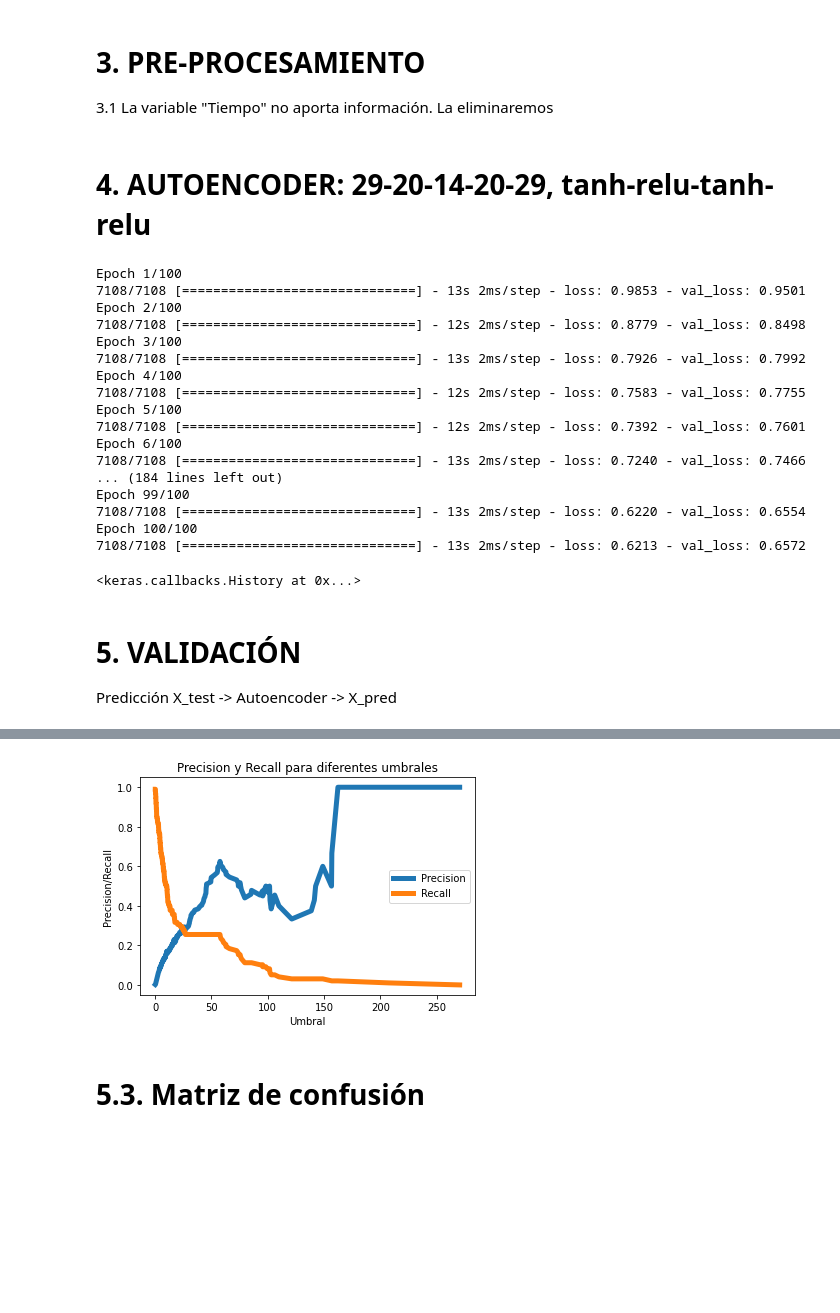
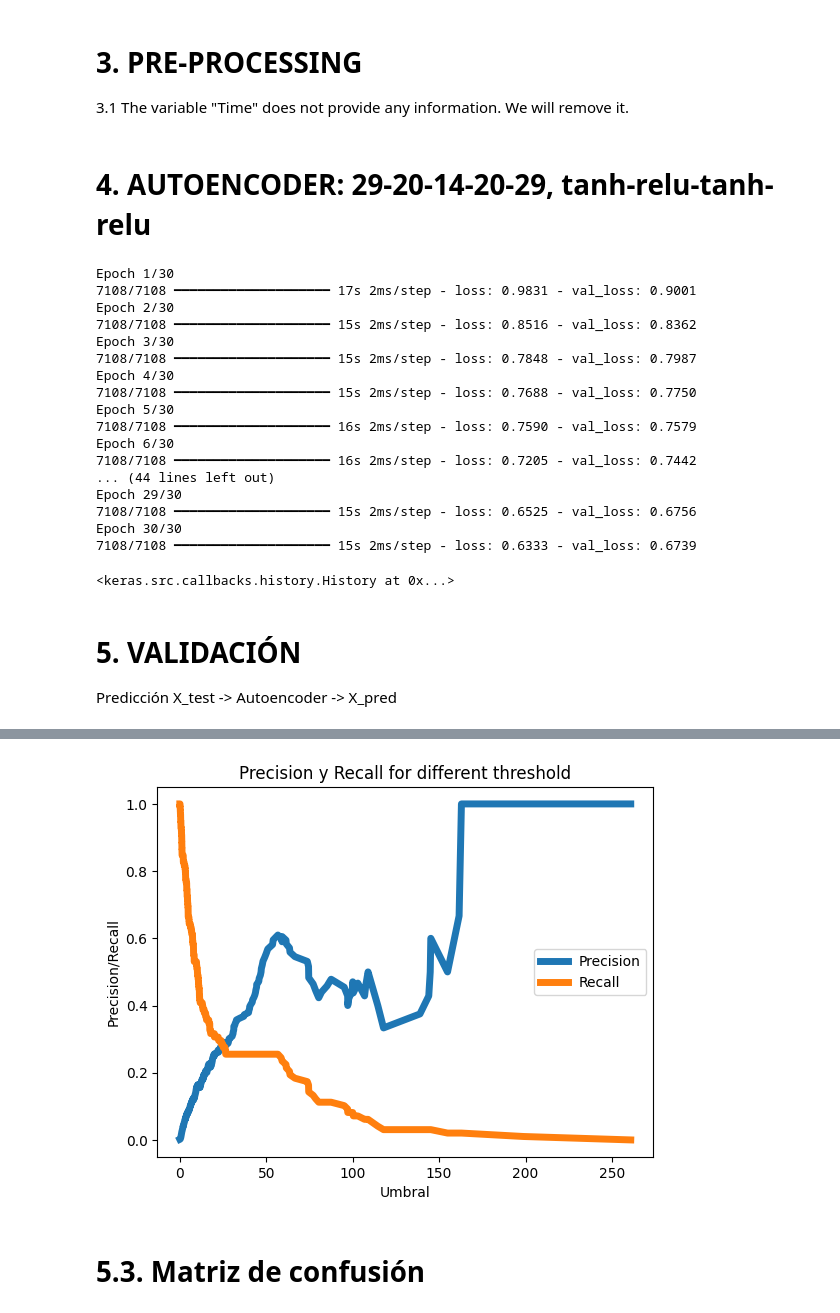
Before and after one commit to adiumx/Datascience, a Jupyter notebook: creditcard_fraud_detector/fraud_detector.ipynb, the cells around one changed output, grey strips where cells are left out. Drawn from its saved outputs; the diff is of its cells as text; code cells hidden in the pictures; blank space fills up the shorter version.

```diff
--- a/creditcard_fraud_detector/fraud_detector.ipynb
+++ b/creditcard_fraud_detector/fraud_detector.ipynb
@@ -93,7 +201,7 @@ for i, cn in enumerate(datos[v_1_28]):
-# %% [markdown]
-# 3. PRE-PROCESAMIENTO
-
-3.1 La variable "Tiempo" no aporta información. La eliminaremos
+# %% [markdown]
+# 3. PRE-PROCESSING
+
+3.1 The variable "Time" does not provide any information. We will remove it.
 # %%
 
 from sklearn.preprocessing import StandardScaler
@@ -117,6 +225,7 @@ import numpy as np
 np.random.seed(5)
 from keras.models import Model, load_model
 from keras.layers import Input, Dense
+from keras.callbacks import EarlyStopping
 
 
 dim_entrada = X_train.shape[1]          # 29
@@ -130,32 +239,35 @@ decoder = Dense(29, activation='relu')(decoder)
 
 autoencoder = Model(inputs=capa_entrada, outputs=decoder)
 
-from keras.optimizers import gradient_descent_v2
-sgd = gradient_descent_v2.SGD(lr=0.01)
+from keras.optimizers import SGD
+sgd = SGD(learning_rate=0.1)
 autoencoder.compile(optimizer='sgd', loss='mse')
 
-nits = 100
+nits = 30 # Reduced number of epochs
 tam_lote = 32
-autoencoder.fit(X_train, X_train, epochs=nits, batch_size=tam_lote, shuffle=True, validation_data=(X_test,X_test), verbose=1)
+
+early_stopping = EarlyStopping(monitor='val_loss', patience=5, restore_best_weights=True)
+
+autoencoder.fit(X_train, X_train, epochs=nits, batch_size=tam_lote, shuffle=True, validation_data=(X_test,X_test), verbose=1, callbacks=[early_stopping])
 # %% [output]
-Epoch 1/100
-7108/7108 [==============================] - 13s 2ms/step - loss: 0.9853 - val_loss: 0.9501
-Epoch 2/100
-7108/7108 [==============================] - 12s 2ms/step - loss: 0.8779 - val_loss: 0.8498
-Epoch 3/100
-7108/7108 [==============================] - 13s 2ms/step - loss: 0.7926 - val_loss: 0.7992
-Epoch 4/100
-7108/7108 [==============================] - 12s 2ms/step - loss: 0.7583 - val_loss: 0.7755
-Epoch 5/100
-7108/7108 [==============================] - 12s 2ms/step - loss: 0.7392 - val_loss: 0.7601
-Epoch 6/100
-7108/7108 [==============================] - 13s 2ms/step - loss: 0.7240 - val_loss: 0.7466
-... (184 lines left out)
-Epoch 99/100
-7108/7108 [==============================] - 13s 2ms/step - loss: 0.6220 - val_loss: 0.6554
-Epoch 100/100
-7108/7108 [==============================] - 13s 2ms/step - loss: 0.6213 - val_loss: 0.6572
+Epoch 1/30
+7108/7108 ━━━━━━━━━━━━━━━━━━━━ 17s 2ms/step - loss: 0.9831 - val_loss: 0.9001
+Epoch 2/30
+7108/7108 ━━━━━━━━━━━━━━━━━━━━ 15s 2ms/step - loss: 0.8516 - val_loss: 0.8362
+Epoch 3/30
+7108/7108 ━━━━━━━━━━━━━━━━━━━━ 15s 2ms/step - loss: 0.7848 - val_loss: 0.7987
+Epoch 4/30
+7108/7108 ━━━━━━━━━━━━━━━━━━━━ 15s 2ms/step - loss: 0.7688 - val_loss: 0.7750
+Epoch 5/30
+7108/7108 ━━━━━━━━━━━━━━━━━━━━ 16s 2ms/step - loss: 0.7590 - val_loss: 0.7579
+Epoch 6/30
+7108/7108 ━━━━━━━━━━━━━━━━━━━━ 16s 2ms/step - loss: 0.7205 - val_loss: 0.7442
+... (44 lines left out)
+Epoch 29/30
+7108/7108 ━━━━━━━━━━━━━━━━━━━━ 15s 2ms/step - loss: 0.6525 - val_loss: 0.6756
+Epoch 30/30
+7108/7108 ━━━━━━━━━━━━━━━━━━━━ 15s 2ms/step - loss: 0.6333 - val_loss: 0.6739
-<keras.callbacks.History at 0x...>
+<keras.src.callbacks.history.History at 0x...>
 # %% [markdown]
 # 5. VALIDACIÓN
 
@@ -166,13 +278,13 @@ X_pred = autoencoder.predict(X_test)
 ecm = np.mean(np.power(X_test-X_pred,2), axis=1)
 print(X_pred.shape)
 
-# Gráfica precision-recall para determinar el umbral
+# Precision-recall graph to determine the threshold
 from sklearn.metrics import confusion_matrix, precision_recall_curve
 precision, recall, umbral = precision_recall_curve(Y_test, ecm)
 
 plt.plot(umbral, precision[1:], label="Precision",linewidth=5)
 plt.plot(umbral, recall[1:], label="Recall",linewidth=5)
-plt.title('Precision y Recall para diferentes umbrales')
+plt.title('Precision y Recall for different threshold')
 plt.xlabel('Umbral')
 plt.ylabel('Precision/Recall')
 plt.legend()
@@ -181,4 +294,4 @@ plt.show()
 (56962, 29)
-[figure, old version]
+[figure, new version]
 # %% [markdown]
 # 5.3. Matriz de confusión
```
Also changed, not shown: parts of 18 cells of this notebook.
